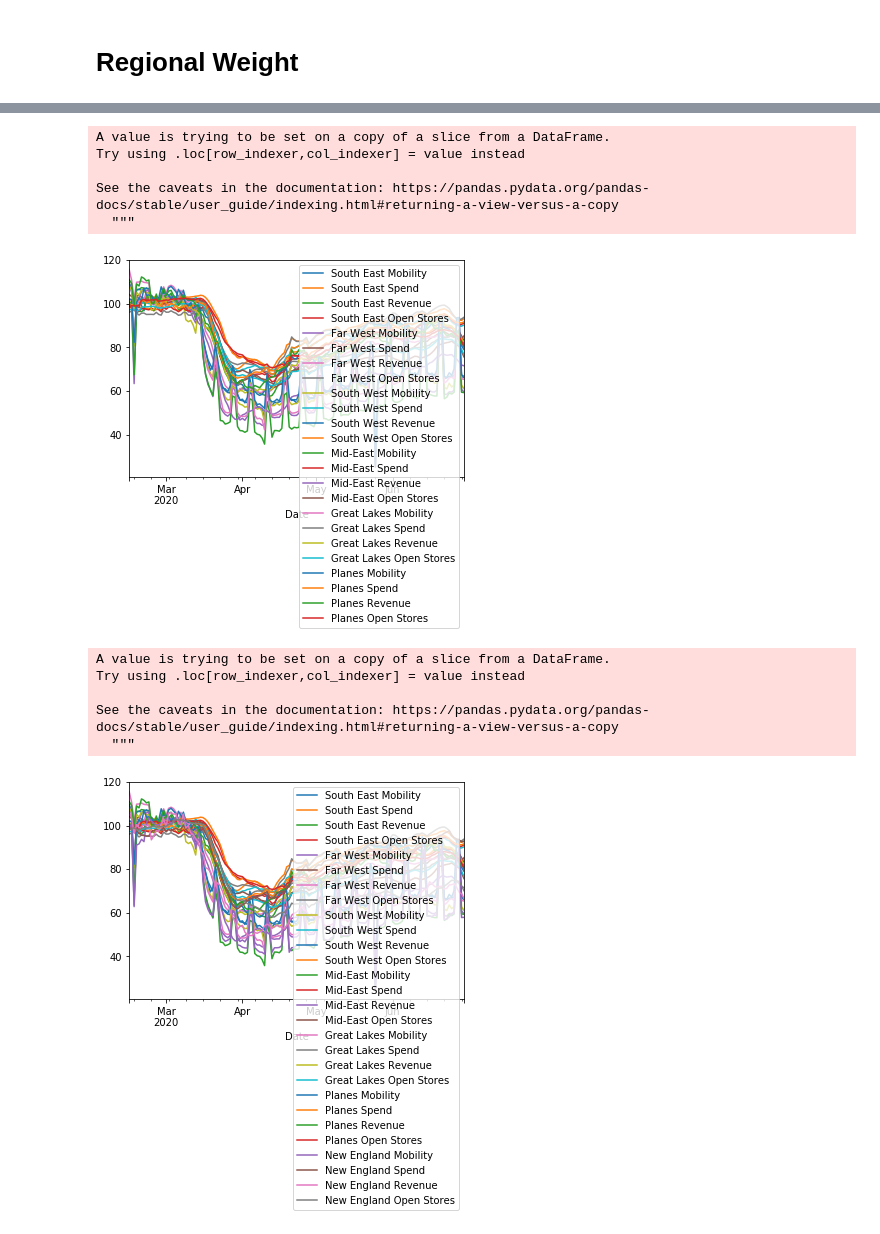
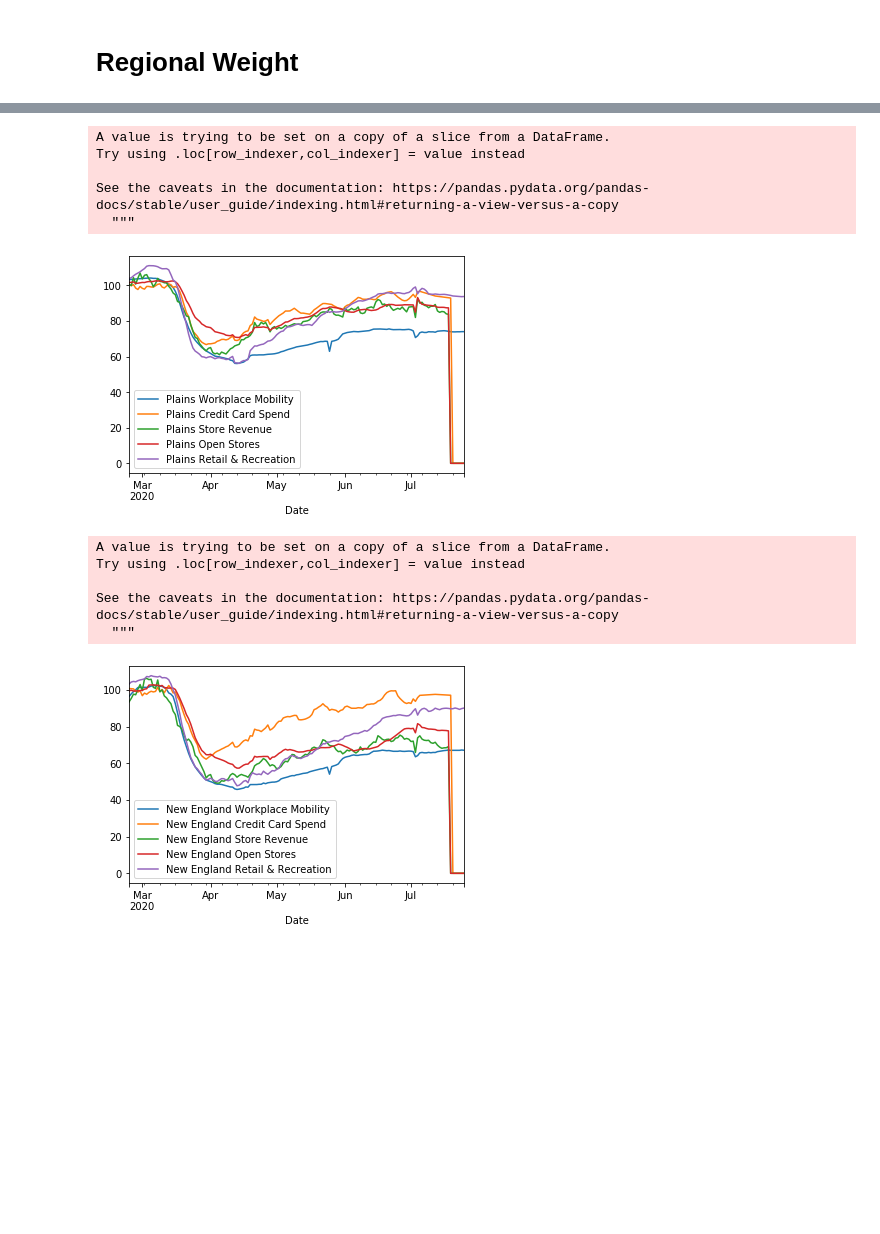
Before and after one commit to bm-1961/GDP_Weighted_COVID_Data, a Jupyter notebook: COVID Econ Tracker.ipynb, the cells around one changed output, grey strips where cells are left out. Drawn from its saved outputs; the diff is of its cells as text; code cells hidden in the pictures; blank space fills up the shorter version.

```diff
--- a/COVID Econ Tracker.ipynb
+++ b/COVID Econ Tracker.ipynb
@@ -327,16 +411,18 @@ df_SE1 = df_SE1.merge(df_SE, left_index=True, right_index=True)
 df_SE1["regional_weight"] = df_SE1['GDP_Contribution_y']/df_SE1['GDP_Contribution_x']
 
 #use the above to create the regional input for each state
-df_SE1["regionally_weighted_mobility"]= df_SE1["gps_workplaces"]*df_SE1["regional_weight"]
+df_SE1["Mideast Workplace Mobility"]= df_SE1["gps_workplaces"]*df_SE1["regional_weight"]
 df_SE1["regionally_weighted_spend_all"]= df_SE1["spend_all"]*df_SE1["regional_weight"]
 df_SE1["regionally_weighted_revenue_all"]= df_SE1["revenue_all"]*df_SE1["regional_weight"]
 df_SE1["regionally_weighted_merchants_all"]= df_SE1["merchants_all"]*df_SE1["regional_weight"]
+df_SE1["South East Retail & Recreation"]= df_SE1["retail_rec"]*df_SE1["regional_weight"]
 
 #sum weighted components
-df_SE2["Mid-East Mobility"] = pd.DataFrame(df_SE1.groupby('Date')['regionally_weighted_mobility'].sum())
-df_SE2["Mid-East Spend"] = pd.DataFrame(df_SE1.groupby('Date')['regionally_weighted_spend_all'].sum())
-df_SE2["Mid-East Revenue"] = pd.DataFrame(df_SE1.groupby('Date')['regionally_weighted_revenue_all'].sum())
-df_SE2["Mid-East Open Stores"] = pd.DataFrame(df_SE1.groupby('Date')['regionally_weighted_merchants_all'].sum())
+df_SE2 = pd.DataFrame(df_SE1.groupby('Date')['Mideast Workplace Mobility'].sum())
+df_SE2["Mideast Credit Card Spend"] = pd.DataFrame(df_SE1.groupby('Date')['regionally_weighted_spend_all'].sum())
+df_SE2["Mideast Store Revenue"] = pd.DataFrame(df_SE1.groupby('Date')['regionally_weighted_revenue_all'].sum())
+df_SE2["Mideast Open Stores"] = pd.DataFrame(df_SE1.groupby('Date')['regionally_weighted_merchants_all'].sum())
+df_SE2["Mideast Retail & Recreation"] = pd.DataFrame(df_SE1.groupby('Date')['South East Retail & Recreation'].sum())
 
 #plot to check it works
 df_SE2.plot()
@@ -373,16 +459,18 @@ df_SE1 = df_SE1.merge(df_SE, left_index=True, right_index=True)
 df_SE1["regional_weight"] = df_SE1['GDP_Contribution_y']/df_SE1['GDP_Contribution_x']
 
 #use the above to create the regional input for each state
-df_SE1["regionally_weighted_mobility"]= df_SE1["gps_workplaces"]*df_SE1["regional_weight"]
+df_SE1["Great Lakes Workplace Mobility"]= df_SE1["gps_workplaces"]*df_SE1["regional_weight"]
 df_SE1["regionally_weighted_spend_all"]= df_SE1["spend_all"]*df_SE1["regional_weight"]
 df_SE1["regionally_weighted_revenue_all"]= df_SE1["revenue_all"]*df_SE1["regional_weight"]
 df_SE1["regionally_weighted_merchants_all"]= df_SE1["merchants_all"]*df_SE1["regional_weight"]
+df_SE1["South East Retail & Recreation"]= df_SE1["retail_rec"]*df_SE1["regional_weight"]
 
 #sum weighted components
-df_SE2["Great Lakes Mobility"] = pd.DataFrame(df_SE1.groupby('Date')['regionally_weighted_mobility'].sum())
-df_SE2["Great Lakes Spend"] = pd.DataFrame(df_SE1.groupby('Date')['regionally_weighted_spend_all'].sum())
-df_SE2["Great Lakes Revenue"] = pd.DataFrame(df_SE1.groupby('Date')['regionally_weighted_revenue_all'].sum())
+df_SE2 = pd.DataFrame(df_SE1.groupby('Date')['Great Lakes Workplace Mobility'].sum())
+df_SE2["Great Lakes Credit Card Spend"] = pd.DataFrame(df_SE1.groupby('Date')['regionally_weighted_spend_all'].sum())
+df_SE2["Great Lakes Store Revenue"] = pd.DataFrame(df_SE1.groupby('Date')['regionally_weighted_revenue_all'].sum())
 df_SE2["Great Lakes Open Stores"] = pd.DataFrame(df_SE1.groupby('Date')['regionally_weighted_merchants_all'].sum())
+df_SE2["Great Lakes Retail & Recreation"] = pd.DataFrame(df_SE1.groupby('Date')['South East Retail & Recreation'].sum())
 
 #plot to check it works
 df_SE2.plot()
@@ -419,16 +507,18 @@ df_SE1 = df_SE1.merge(df_SE, left_index=True, right_index=True)
 df_SE1["regional_weight"] = df_SE1['GDP_Contribution_y']/df_SE1['GDP_Contribution_x']
 
 #use the above to create the regional input for each state
-df_SE1["regionally_weighted_mobility"]= df_SE1["gps_workplaces"]*df_SE1["regional_weight"]
+df_SE1["Plains Workplace Mobility"]= df_SE1["gps_workplaces"]*df_SE1["regional_weight"]
 df_SE1["regionally_weighted_spend_all"]= df_SE1["spend_all"]*df_SE1["regional_weight"]
 df_SE1["regionally_weighted_revenue_all"]= df_SE1["revenue_all"]*df_SE1["regional_weight"]
 df_SE1["regionally_weighted_merchants_all"]= df_SE1["merchants_all"]*df_SE1["regional_weight"]
+df_SE1["South East Retail & Recreation"]= df_SE1["retail_rec"]*df_SE1["regional_weight"]
 
 #sum weighted components
-df_SE2["Planes Mobility"] = pd.DataFrame(df_SE1.groupby('Date')['regionally_weighted_mobility'].sum())
-df_SE2["Planes Spend"] = pd.DataFrame(df_SE1.groupby('Date')['regionally_weighted_spend_all'].sum())
-df_SE2["Planes Revenue"] = pd.DataFrame(df_SE1.groupby('Date')['regionally_weighted_revenue_all'].sum())
-df_SE2["Planes Open Stores"] = pd.DataFrame(df_SE1.groupby('Date')['regionally_weighted_merchants_all'].sum())
+df_SE2 = pd.DataFrame(df_SE1.groupby('Date')['Plains Workplace Mobility'].sum())
+df_SE2["Plains Credit Card Spend"] = pd.DataFrame(df_SE1.groupby('Date')['regionally_weighted_spend_all'].sum())
+df_SE2["Plains Store Revenue"] = pd.DataFrame(df_SE1.groupby('Date')['regionally_weighted_revenue_all'].sum())
+df_SE2["Plains Open Stores"] = pd.DataFrame(df_SE1.groupby('Date')['regionally_weighted_merchants_all'].sum())
+df_SE2["Plains Retail & Recreation"] = pd.DataFrame(df_SE1.groupby('Date')['South East Retail & Recreation'].sum())
 
 #plot to check it works
 df_SE2.plot()
@@ -441,7 +531,7 @@ Try using .loc[row_indexer,col_indexer] = value instead
 
 See the caveats in the documentation: https://pandas.pydata.org/pandas-docs/stable/user_guide/indexing.html#returning-a-view-versus-a-copy
   """
-[figure, old version]
+[figure, new version]
 # %%
 #dataframe for region
 df_SE = df4[N_Eng]
@@ -456,38 +546,40 @@ df_SE1 = pd.DataFrame(df_SE.groupby('date', as_index=False)['GDP_Contribution'].
 
 #convert date to datetime
 df_SE1['Date'] =  pd.to_datetime(df_SE1['date'], format='%d-%m-%Y')
 df_SE1 = df_SE1.set_index('Date')
 
 #merge data
 df_SE1 = df_SE1.merge(df_SE, left_index=True, right_index=True)
 
 #calculate the weight for each state
 df_SE1["regional_weight"] = df_SE1['GDP_Contribution_y']/df_SE1['GDP_Contribution_x']
 
 #use the above to create the regional input for each state
-df_SE1["regionally_weighted_mobility"]= df_SE1["gps_workplaces"]*df_SE1["regional_weight"]
+df_SE1["New England Workplace Mobility"]= df_SE1["gps_workplaces"]*df_SE1["regional_weight"]
 df_SE1["regionally_weighted_spend_all"]= df_SE1["spend_all"]*df_SE1["regional_weight"]
 df_SE1["regionally_weighted_revenue_all"]= df_SE1["revenue_all"]*df_SE1["regional_weight"]
 df_SE1["regionally_weighted_merchants_all"]= df_SE1["merchants_all"]*df_SE1["regional_weight"]
+df_SE1["South East Retail & Recreation"]= df_SE1["retail_rec"]*df_SE1["regional_weight"]
 
 #sum weighted components
-df_SE2["New England Mobility"] = pd.DataFrame(df_SE1.groupby('Date')['regionally_weighted_mobility'].sum())
-df_SE2["New England Spend"] = pd.DataFrame(df_SE1.groupby('Date')['regionally_weighted_spend_all'].sum())
-df_SE2["New England Revenue"] = pd.DataFrame(df_SE1.groupby('Date')['regionally_weighted_revenue_all'].sum())
+df_SE2 = pd.DataFrame(df_SE1.groupby('Date')['New England Workplace Mobility'].sum())
+df_SE2["New England Credit Card Spend"] = pd.DataFrame(df_SE1.groupby('Date')['regionally_weighted_spend_all'].sum())
+df_SE2["New England Store Revenue"] = pd.DataFrame(df_SE1.groupby('Date')['regionally_weighted_revenue_all'].sum())
 df_SE2["New England Open Stores"] = pd.DataFrame(df_SE1.groupby('Date')['regionally_weighted_merchants_all'].sum())
+df_SE2["New England Retail & Recreation"] = pd.DataFrame(df_SE1.groupby('Date')['South East Retail & Recreation'].sum())
 
 #plot to check it works
 df_SE2.plot()
 
 #merge data
 df_Master = df_SE2.merge(df_Master, left_index=True, right_index=True)
 # %% [output]
 A value is trying to be set on a copy of a slice from a DataFrame.
 Try using .loc[row_indexer,col_indexer] = value instead
 
 See the caveats in the documentation: https://pandas.pydata.org/pandas-docs/stable/user_guide/indexing.html#returning-a-view-versus-a-copy
   """
-[figure, old version]
+[figure, new version]
 # %%
 #dataframe for region
 df_SE = df4[R_Mountain]
```
Also changed, not shown: parts of 31 cells of this notebook.
